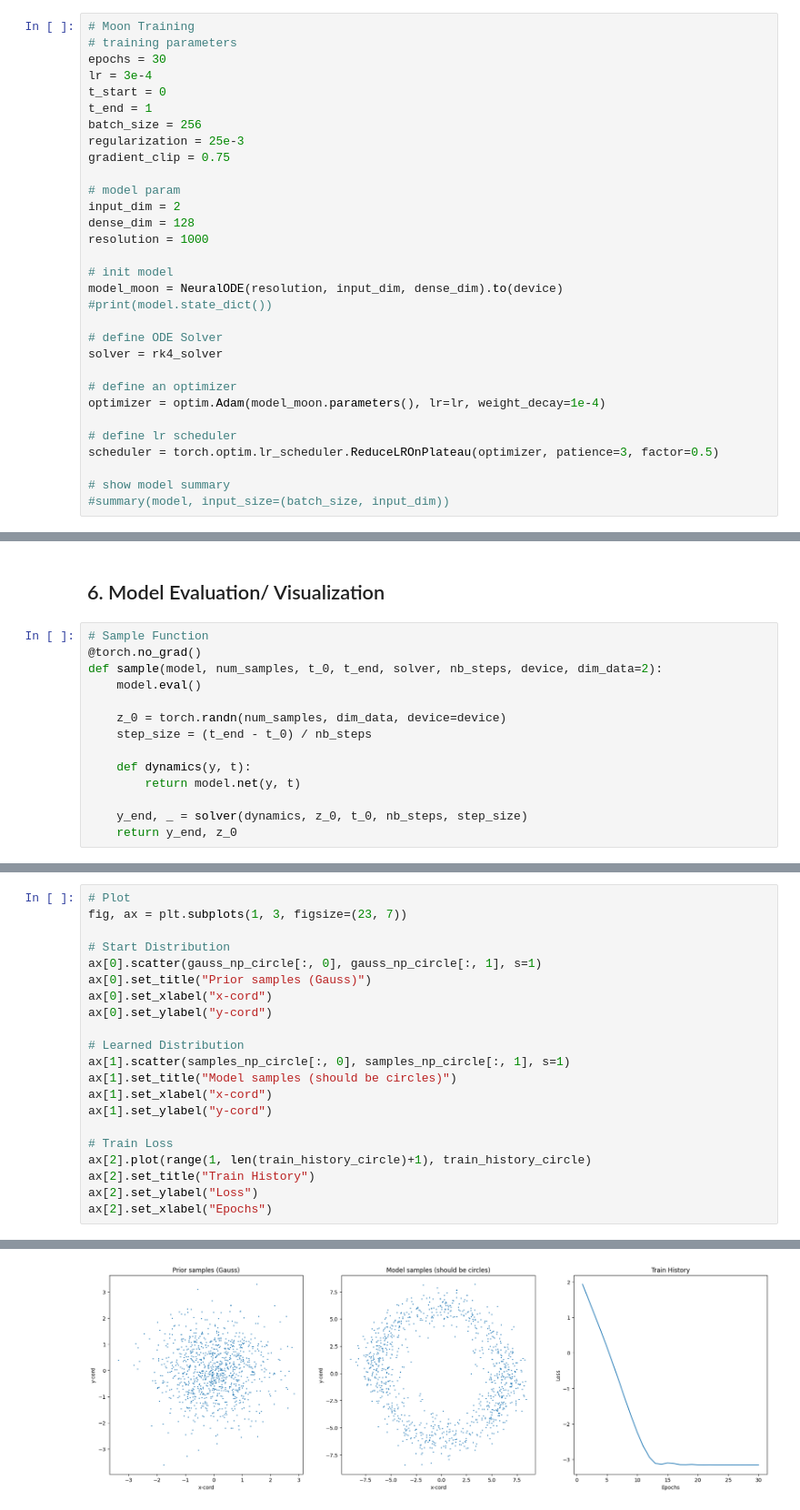
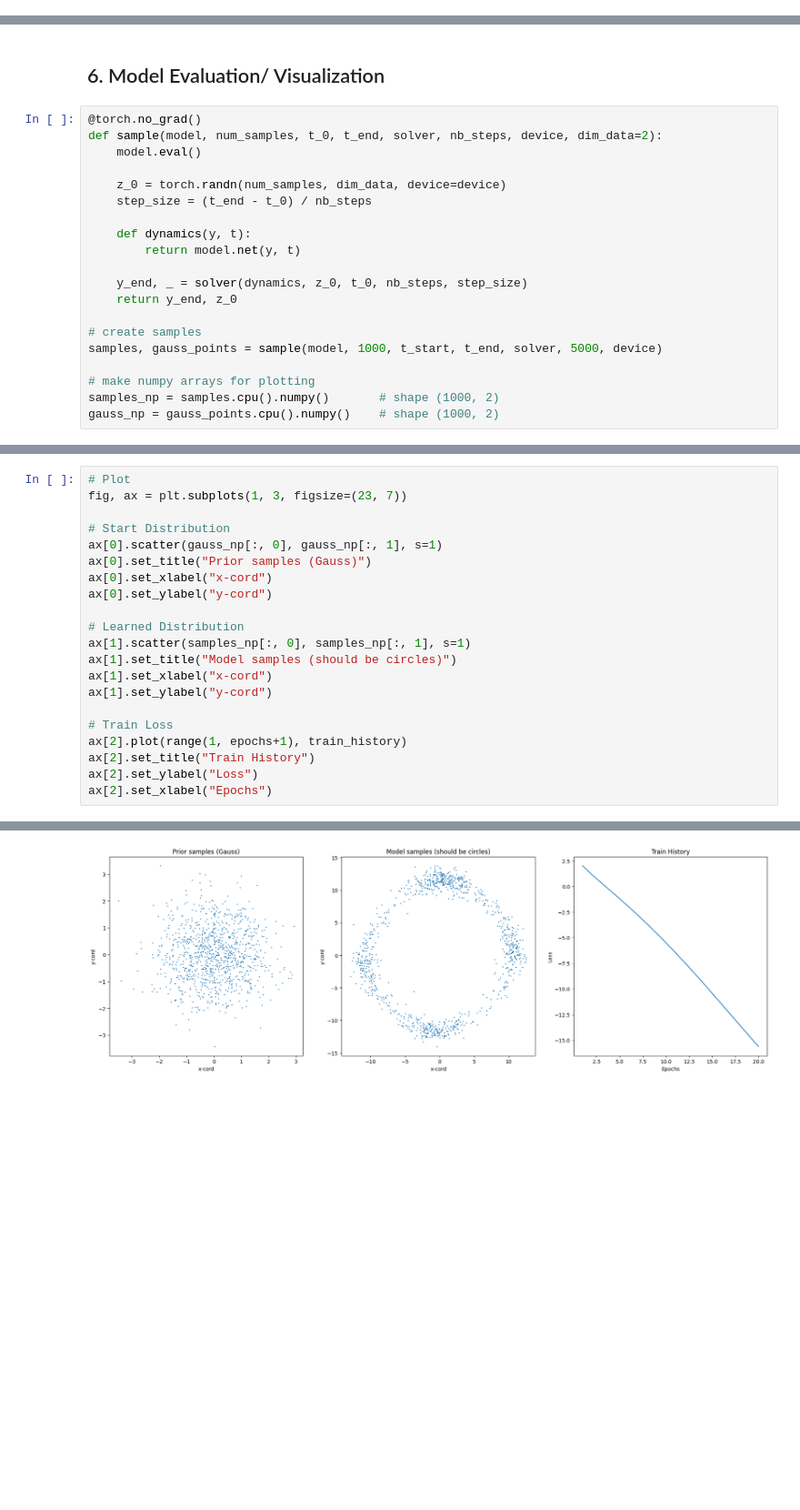
Before and after one commit to budermike/neural-ode-galaxy-gen, a Jupyter notebook: 01_foundations/circle_spiral_flow.ipynb, the cells around one changed output, grey strips where cells are left out. Shown at 91% size. Cells and saved outputs as stored; diff of their text form; blank space fills up the shorter version.

```diff
--- a/01_foundations/circle_spiral_flow.ipynb
+++ b/01_foundations/circle_spiral_flow.ipynb
@@ -765,31 +744,0 @@ Loss: -3.1589494943618774
-# %%
-# Moon Training
-# training parameters
-epochs = 30
-lr = 3e-4
-t_start = 0
-t_end = 1
-batch_size = 256
-regularization = 25e-3
-gradient_clip = 0.75
-
-# model param
-input_dim = 2
-dense_dim = 128
-resolution = 1000
-
-# init model
-model_moon = NeuralODE(resolution, input_dim, dense_dim).to(device)
-#print(model.state_dict())
-
-# define ODE Solver
-solver = rk4_solver
-
-# define an optimizer
-optimizer = optim.Adam(model_moon.parameters(), lr=lr, weight_decay=1e-4)
-
-# define lr scheduler
-scheduler = torch.optim.lr_scheduler.ReduceLROnPlateau(optimizer, patience=3, factor=0.5)
-
-# show model summary
-#summary(model, input_size=(batch_size, input_dim))
@@ -849,7 +745,6 @@ Loss: -8.14093017578125
 # %% [markdown]
 ## 6. Model Evaluation/ Visualization
 # %%
-# Sample Function
 @torch.no_grad()
 def sample(model, num_samples, t_0, t_end, solver, nb_steps, device, dim_data=2):
     model.eval()
@@ -862,3 +757,10 @@ def sample(model, num_samples, t_0, t_end, solver, nb_steps, device, dim_data=2)
 
     y_end, _ = solver(dynamics, z_0, t_0, nb_steps, step_size)
     return y_end, z_0
+
+# create samples
+samples, gauss_points = sample(model, 1000, t_start, t_end, solver, 5000, device)
+
+# make numpy arrays for plotting
+samples_np = samples.cpu().numpy()       # shape (1000, 2)
+gauss_np = gauss_points.cpu().numpy()    # shape (1000, 2)
@@ -875,24 +767,24 @@ gauss_np_circle = gauss_points_circle.cpu().numpy()    # shape (1000, 2)
 # %%
 # Plot
 fig, ax = plt.subplots(1, 3, figsize=(23, 7))
 
 # Start Distribution
-ax[0].scatter(gauss_np_circle[:, 0], gauss_np_circle[:, 1], s=1)
+ax[0].scatter(gauss_np[:, 0], gauss_np[:, 1], s=1)
 ax[0].set_title("Prior samples (Gauss)")
 ax[0].set_xlabel("x-cord")
 ax[0].set_ylabel("y-cord")
 
 # Learned Distribution
-ax[1].scatter(samples_np_circle[:, 0], samples_np_circle[:, 1], s=1)
+ax[1].scatter(samples_np[:, 0], samples_np[:, 1], s=1)
 ax[1].set_title("Model samples (should be circles)")
 ax[1].set_xlabel("x-cord")
 ax[1].set_ylabel("y-cord")
 
 # Train Loss
-ax[2].plot(range(1, len(train_history_circle)+1), train_history_circle)
+ax[2].plot(range(1, epochs+1), train_history)
 ax[2].set_title("Train History")
 ax[2].set_ylabel("Loss")
 ax[2].set_xlabel("Epochs")
 # %% [output]
 Text(0.5, 0, 'Epochs')
-[figure, old version]
+[figure, new version]
```
Also changed, not shown: parts of 19 cells of this notebook.
